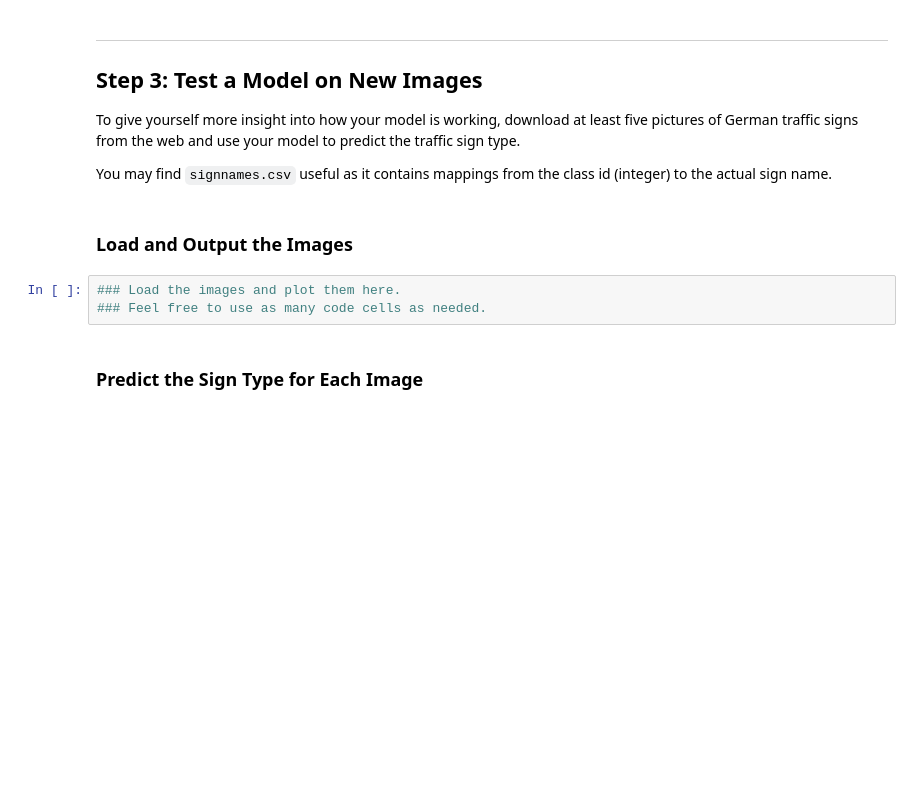
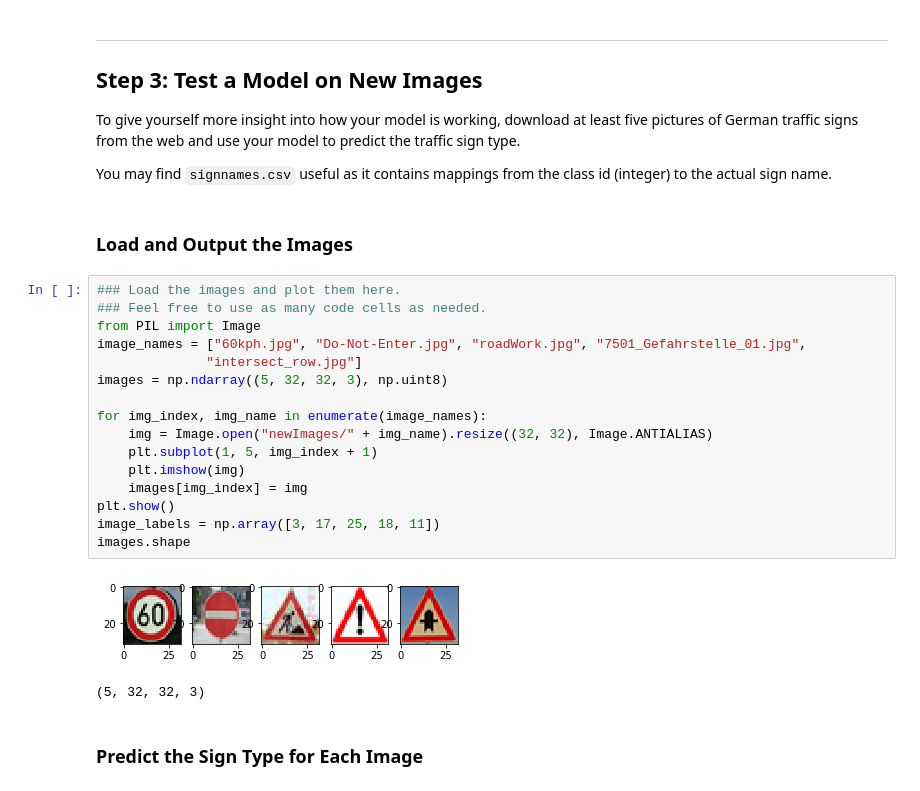
Before and after one commit to dzx/CarND-Traffic-Sign-Classifier-Project, a Jupyter notebook: Traffic_Sign_Classifier.ipynb, the cells around one changed output. Drawn from its saved outputs; the diff is of its cells as text; blank space fills up the shorter version.

Commit message:
Complete model training and introduce new images.

```diff
--- a/Traffic_Sign_Classifier.ipynb
+++ b/Traffic_Sign_Classifier.ipynb
@@ -295,9 +339,25 @@ To give yourself more insight into how your model is working, download at least
 You may find `signnames.csv` useful as it contains mappings from the class id (integer) to the actual sign name.
 # %% [markdown]
 ### Load and Output the Images
-# %%
-### Load the images and plot them here.
-### Feel free to use as many code cells as needed.
+# %%
+### Load the images and plot them here.
+### Feel free to use as many code cells as needed.
+from PIL import Image
+image_names = ["60kph.jpg", "Do-Not-Enter.jpg", "roadWork.jpg", "7501_Gefahrstelle_01.jpg",
+              "intersect_row.jpg"]
+images = np.ndarray((5, 32, 32, 3), np.uint8)
+
+for img_index, img_name in enumerate(image_names):
+    img = Image.open("newImages/" + img_name).resize((32, 32), Image.ANTIALIAS)
+    plt.subplot(1, 5, img_index + 1)
+    plt.imshow(img)
+    images[img_index] = img
+plt.show()
+image_labels = np.array([3, 17, 25, 18, 11])
+images.shape
+# %% [output]
+[figure, added]
+(5, 32, 32, 3)
 # %% [markdown]
 ### Predict the Sign Type for Each Image
 # %%
```
Also changed, not shown: parts of 13 cells of this notebook, 5 other files.
